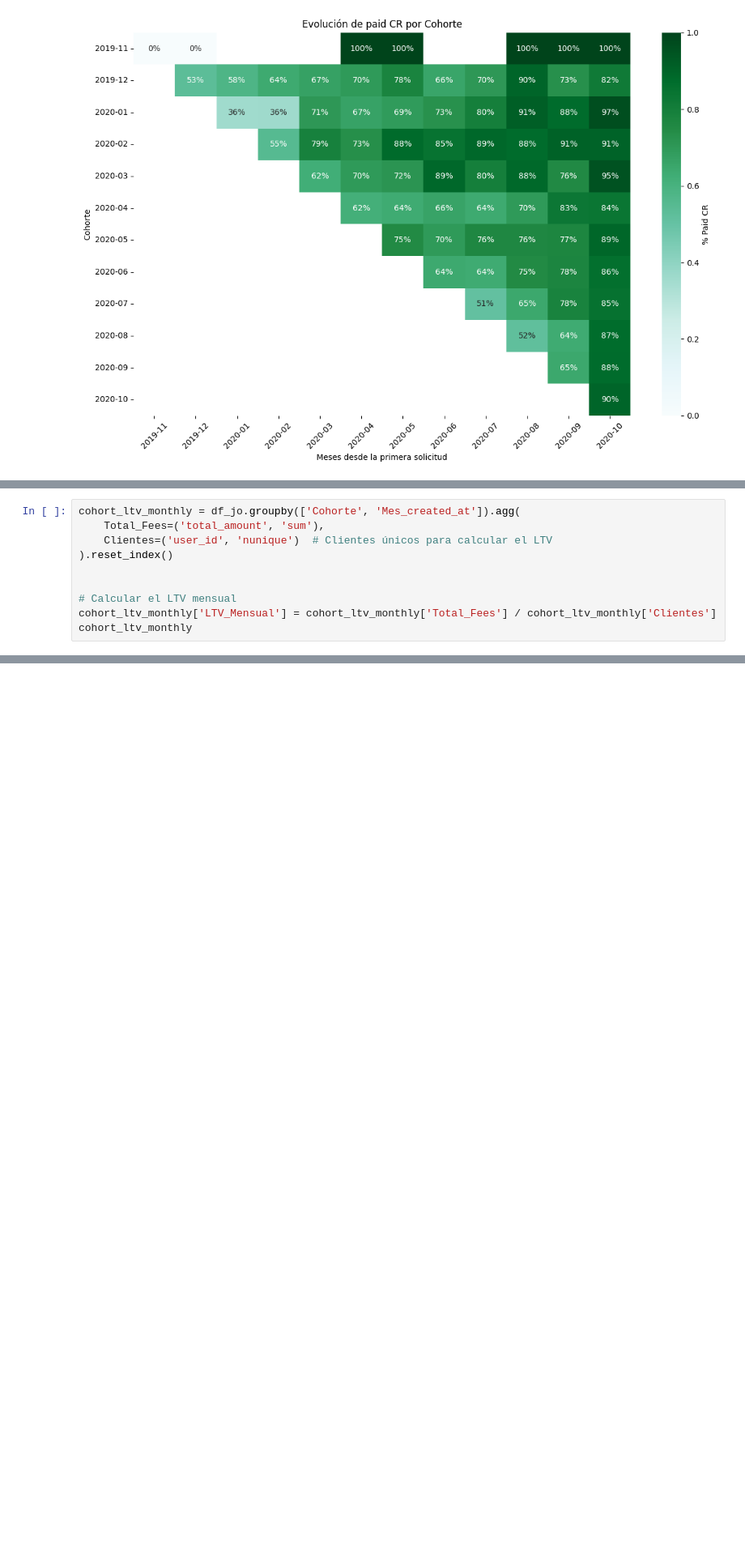
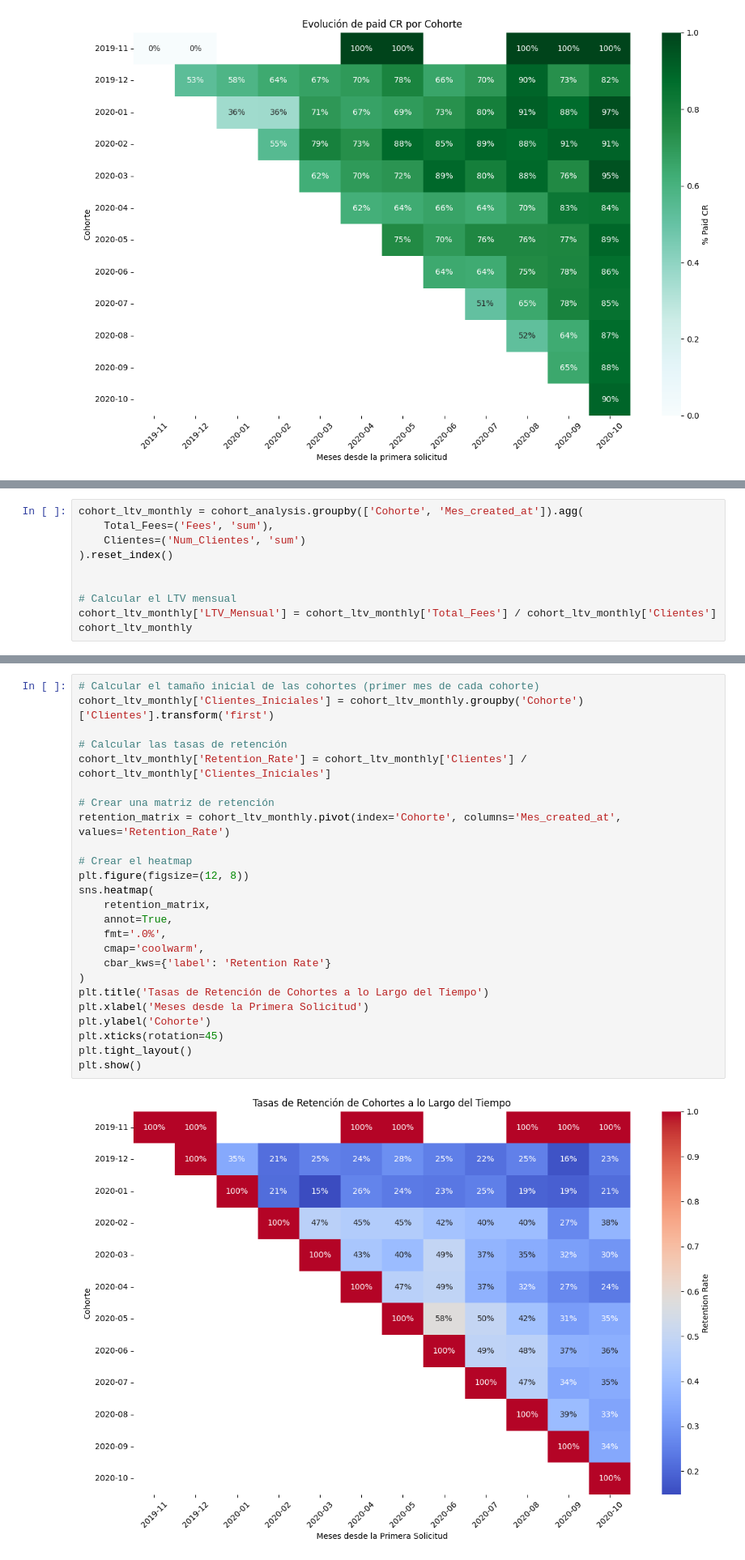
Before and after one commit to albagd77/Pasta-Loca---Proyecto-para-curso-Data-Scientist-UOC, a Jupyter notebook: analysis_ale.ipynb, the cells around one changed output, grey strips where cells are left out. Shown at 81% size. Saved outputs shown, nothing was run; the diff lists cells and outputs as text; blank space fills up the shorter version.

```diff
--- a/analysis_ale.ipynb
+++ b/analysis_ale.ipynb
@@ -279,7 +310,7 @@ plt.show()
 # %%
-cohort_ltv_monthly = df_jo.groupby(['Cohorte', 'Mes_created_at']).agg(
-    Total_Fees=('total_amount', 'sum'),
-    Clientes=('user_id', 'nunique')  # Clientes únicos para calcular el LTV
+cohort_ltv_monthly = cohort_analysis.groupby(['Cohorte', 'Mes_created_at']).agg(
+    Total_Fees=('Fees', 'sum'),
+    Clientes=('Num_Clientes', 'sum')
 ).reset_index()
 
 
@@ -329,0 +349,27 @@ plt.show()
+# %%
+# Calcular el tamaño inicial de las cohortes (primer mes de cada cohorte)
+cohort_ltv_monthly['Clientes_Iniciales'] = cohort_ltv_monthly.groupby('Cohorte')['Clientes'].transform('first')
+
+# Calcular las tasas de retención
+cohort_ltv_monthly['Retention_Rate'] = cohort_ltv_monthly['Clientes'] / cohort_ltv_monthly['Clientes_Iniciales']
+
+# Crear una matriz de retención
+retention_matrix = cohort_ltv_monthly.pivot(index='Cohorte', columns='Mes_created_at', values='Retention_Rate')
+
+# Crear el heatmap
+plt.figure(figsize=(12, 8))
+sns.heatmap(
+    retention_matrix,
+    annot=True,
+    fmt='.0%',
+    cmap='coolwarm',
+    cbar_kws={'label': 'Retention Rate'}
+)
+plt.title('Tasas de Retención de Cohortes a lo Largo del Tiempo')
+plt.xlabel('Meses desde la Primera Solicitud')
+plt.ylabel('Cohorte')
+plt.xticks(rotation=45)
+plt.tight_layout()
+plt.show()
+# %% [output]
+[figure, added]
```
Also changed, not shown: parts of 16 cells of this notebook, 6 other files.
